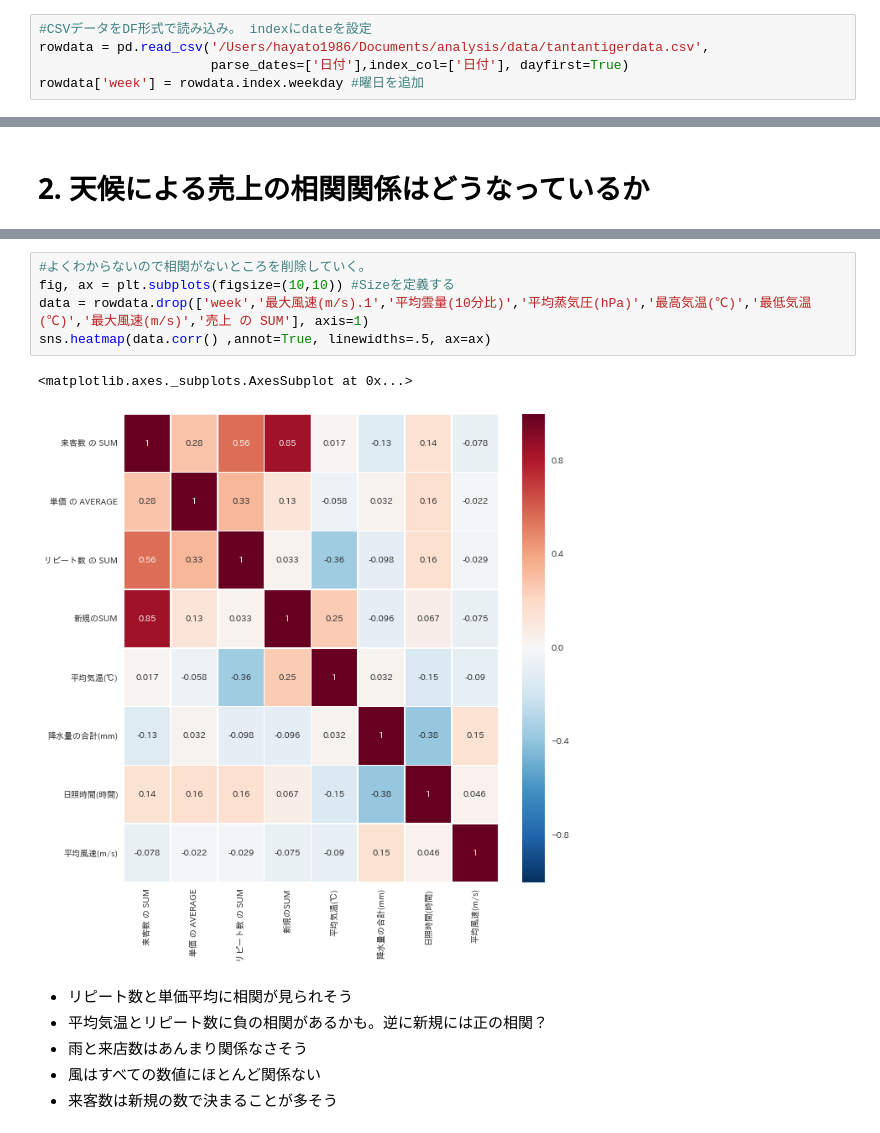
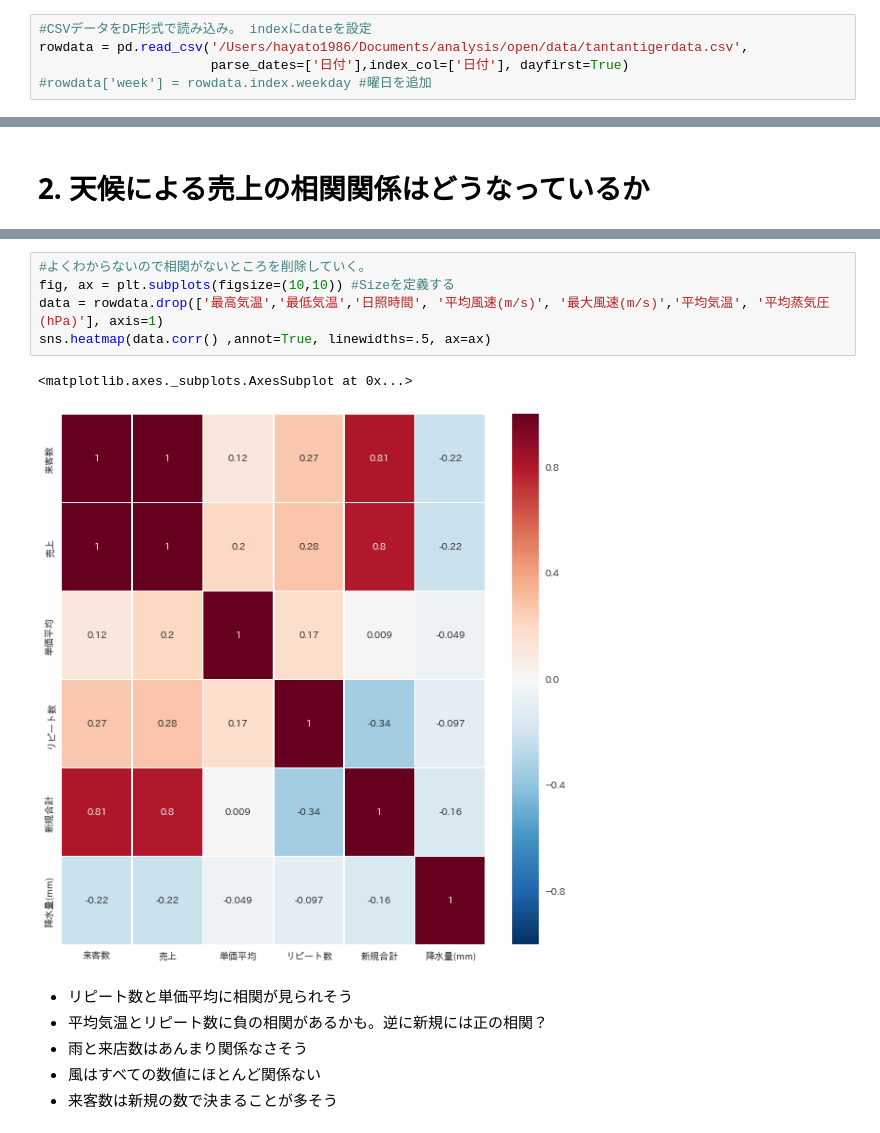
Before and after one commit to hayato1986/analysis, a Jupyter notebook: 1612tantantiger.ipynb, the cells around one changed output, grey strips where cells are left out. Drawn from its saved outputs; the diff is of its cells as text.

```diff
--- a/1612tantantiger.ipynb
+++ b/1612tantantiger.ipynb
@@ -9,8 +10,8 @@ import matplotlib.pyplot as plt
 sns.set_style('whitegrid')
 # %%
 #CSVデータをDF形式で読み込み。 indexにdateを設定
-rowdata = pd.read_csv('/Users/hayato1986/Documents/analysis/data/tantantigerdata.csv',
+rowdata = pd.read_csv('/Users/hayato1986/Documents/analysis/open/data/tantantigerdata.csv',
                       parse_dates=['日付'],index_col=['日付'], dayfirst=True)
-rowdata['week'] = rowdata.index.weekday #曜日を追加
+#rowdata['week'] = rowdata.index.weekday #曜日を追加
 # %%
 #データ概要1.
@@ -110,11 +111,11 @@ sns.heatmap(rowdata.corr() ,annot=True, linewidths=.5, ax=ax)
 # %%
 #よくわからないので相関がないところを削除していく。
 fig, ax = plt.subplots(figsize=(10,10)) #Sizeを定義する
-data = rowdata.drop(['week','最大風速(m/s).1','平均雲量(10分比)','平均蒸気圧(hPa)','最高気温(℃)','最低気温(℃)','最大風速(m/s)','売上 の SUM'], axis=1)
+data = rowdata.drop(['最高気温','最低気温','日照時間', '平均風速(m/s)', '最大風速(m/s)','平均気温', '平均蒸気圧(hPa)'], axis=1)
 sns.heatmap(data.corr() ,annot=True, linewidths=.5, ax=ax)
 # %% [output]
 <matplotlib.axes._subplots.AxesSubplot at 0x...>
-[figure, old version]
+[figure, new version]
 # %% [markdown]
 - リピート数と単価平均に相関が見られそう
 - 平均気温とリピート数に負の相関があるかも。逆に新規には正の相関？
```
Also changed, not shown: parts of 12 cells of this notebook, 3 other files.
